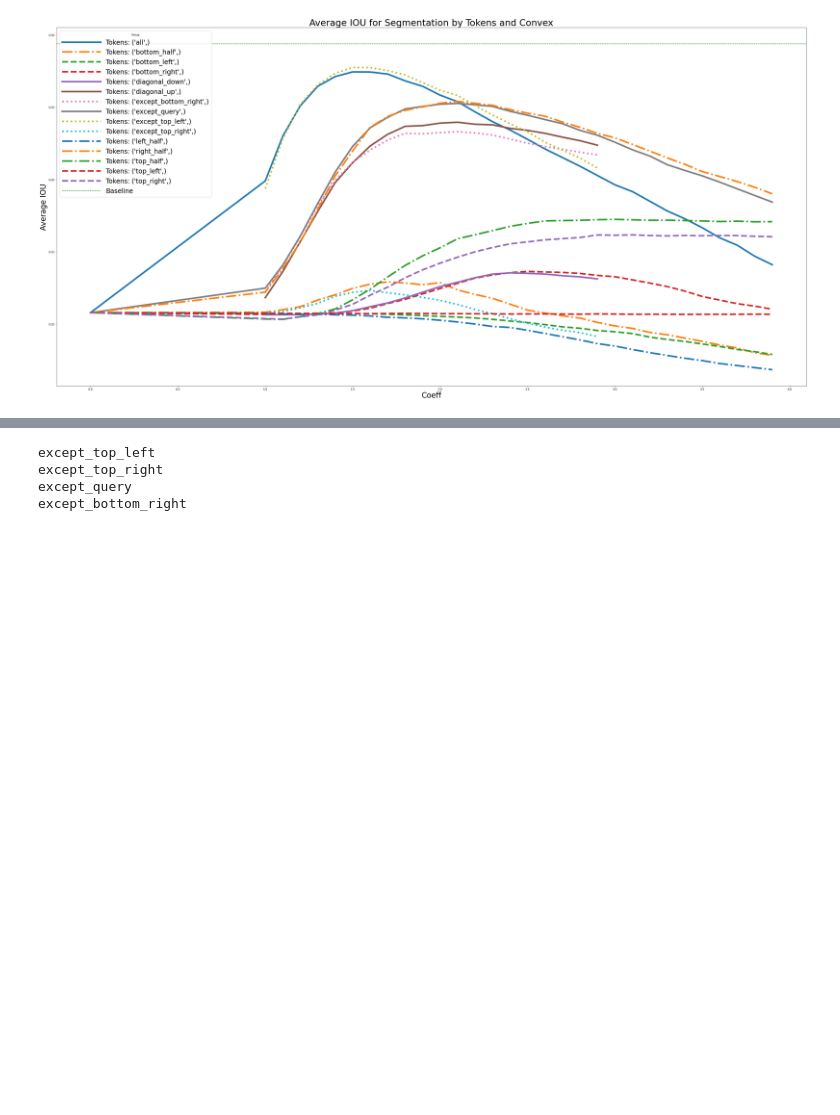
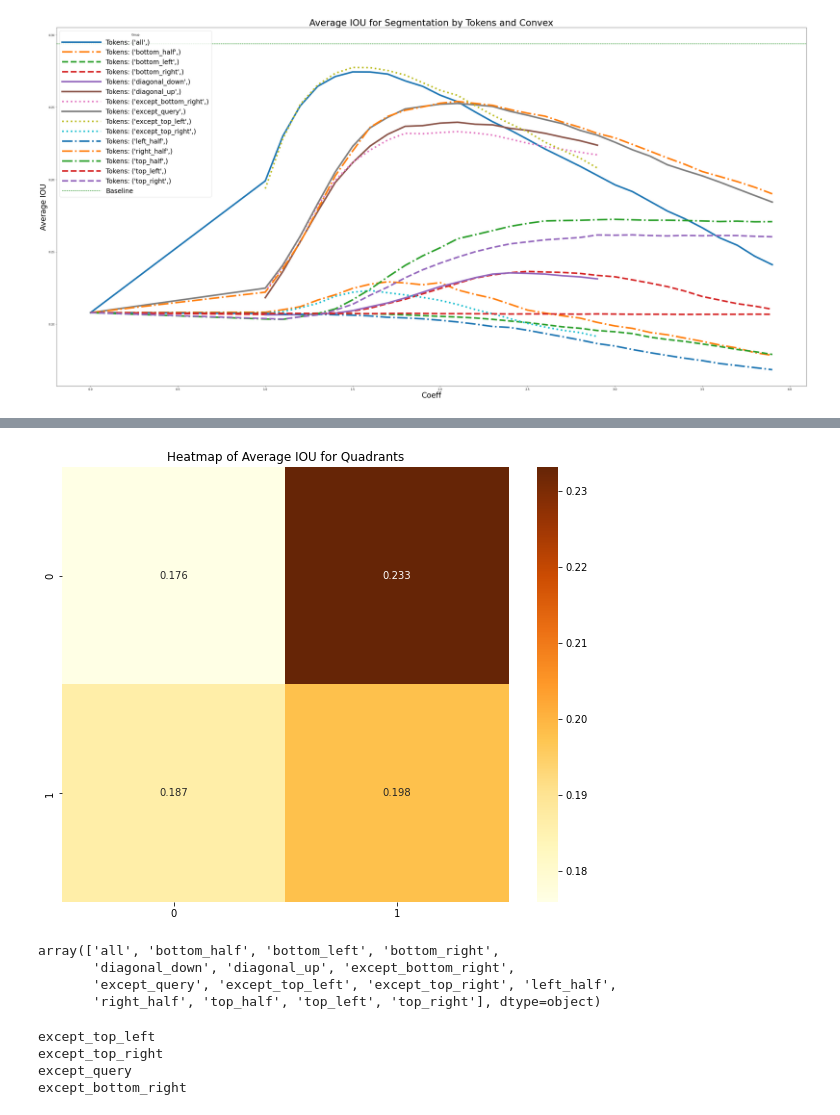
Before and after one commit to alhojel/visual_task_vectors, a Jupyter notebook: analyze_results_dual_seg.ipynb, the cells around one changed output, grey strips where cells are left out. Saved outputs shown, nothing was run; the diff lists cells and outputs as text; code cells hidden in the pictures; blank space fills up the shorter version.

```diff
--- a/analyze_results_dual_seg.ipynb
+++ b/analyze_results_dual_seg.ipynb
@@ -124,3 +172,31 @@ grouped_df_max[["tokens", "max_iou", "coeff_at_max"]]
+# %%
+grouped_max_quadrants = add_quadrant_columns(grouped_df_max)
+# %%
+import seaborn as sns
+import matplotlib.pyplot as plt
+
+grouped_max_quadrants
+
+quadrant_avg_iou = []
+for quadrant in ['one', 'two', 'three', 'four']:
+    avg_iou = grouped_max_quadrants[grouped_max_quadrants[quadrant] == True]['max_iou'].mean()
+    quadrant_avg_iou.append(avg_iou)
+quadrant_avg_iou_matrix = np.array(quadrant_avg_iou).reshape(2, 2)
+
+# Create a heatmap of the matrix
+plt.figure(figsize=(10, 8))
+sns.heatmap(quadrant_avg_iou_matrix, annot=True, fmt=".3f", cmap="YlOrBr")
+plt.title("Heatmap of Average IOU for Quadrants")
+plt.show()
+# %% [output]
+[figure, added]
+# %%
+grouped_df_max["tokens"].unique()
+# %% [output]
+array(['all', 'bottom_half', 'bottom_left', 'bottom_right',
+       'diagonal_down', 'diagonal_up', 'except_bottom_right',
+       'except_query', 'except_top_left', 'except_top_right', 'left_half',
+       'right_half', 'top_half', 'top_left', 'top_right'], dtype=object)
 # %%
 import pandas as pd
 import numpy as np
```
Also changed, not shown: parts of 10 cells of this notebook, 13 other files.
